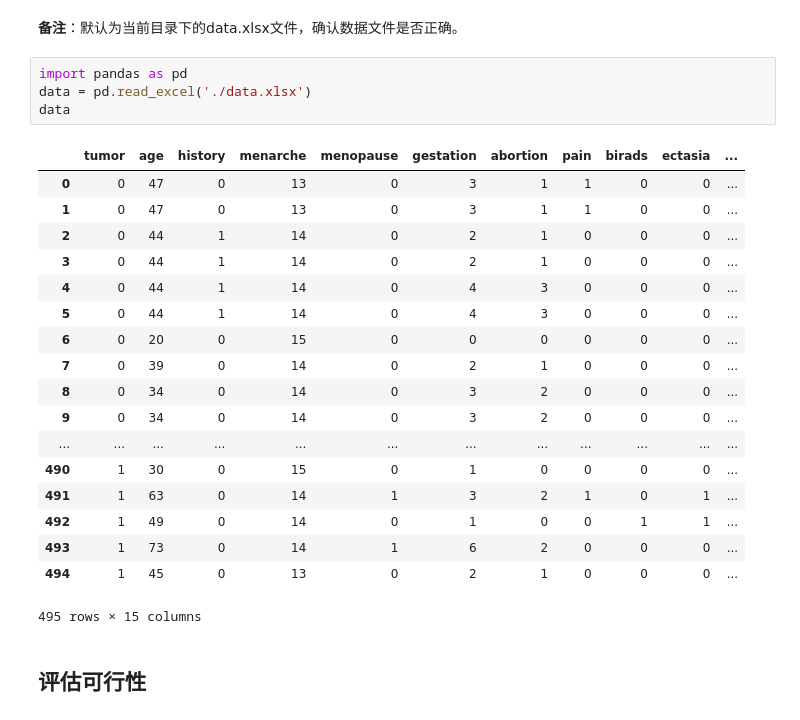
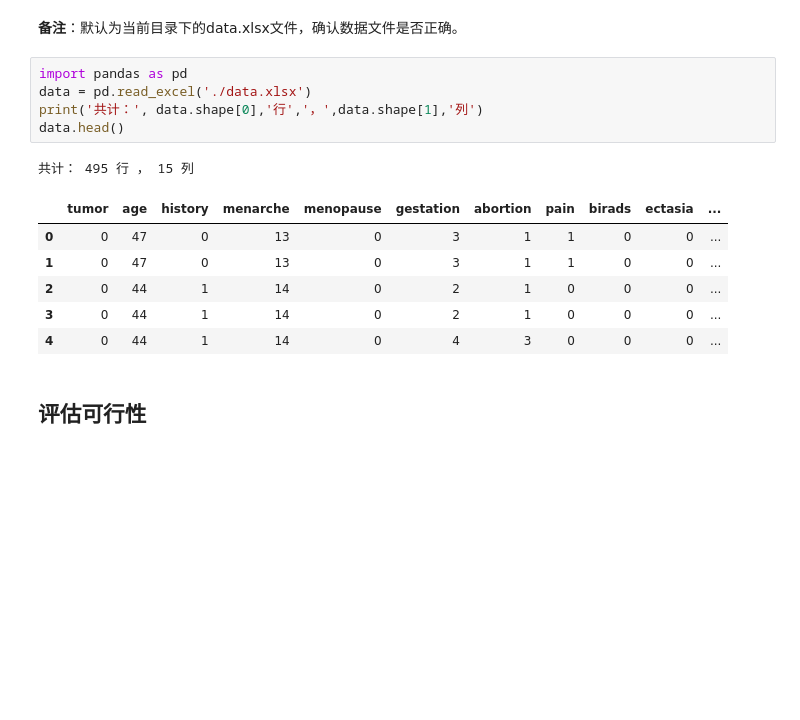
Before and after one commit to dearfad/mmhelper, a Jupyter notebook: mmhelper.ipynb, the cells around one changed output. Drawn from its saved outputs; the diff is of its cells as text; blank space fills up the shorter version.

```diff
--- a/mmhelper.ipynb
+++ b/mmhelper.ipynb
@@ -20,26 +31,16 @@ IFrame('https://github.com/dearfad/mmhelper', width=900, height=550)
 # %%
 import pandas as pd
 data = pd.read_excel('./data.xlsx')
-data
+print('共计：', data.shape[0],'行','，',data.shape[1],'列')
+data.head()
 # %% [output]
+共计： 495 行 ， 15 列
 |  | tumor | age | history | menarche | menopause | gestation | abortion | pain | birads | ectasia | ... |
 | 0 | 0 | 47 | 0 | 13 | 0 | 3 | 1 | 1 | 0 | 0 | ... |
 | 1 | 0 | 47 | 0 | 13 | 0 | 3 | 1 | 1 | 0 | 0 | ... |
 | 2 | 0 | 44 | 1 | 14 | 0 | 2 | 1 | 0 | 0 | 0 | ... |
 | 3 | 0 | 44 | 1 | 14 | 0 | 2 | 1 | 0 | 0 | 0 | ... |
 | 4 | 0 | 44 | 1 | 14 | 0 | 4 | 3 | 0 | 0 | 0 | ... |
-| 5 | 0 | 44 | 1 | 14 | 0 | 4 | 3 | 0 | 0 | 0 | ... |
-| 6 | 0 | 20 | 0 | 15 | 0 | 0 | 0 | 0 | 0 | 0 | ... |
-| 7 | 0 | 39 | 0 | 14 | 0 | 2 | 1 | 0 | 0 | 0 | ... |
-| 8 | 0 | 34 | 0 | 14 | 0 | 3 | 2 | 0 | 0 | 0 | ... |
-| 9 | 0 | 34 | 0 | 14 | 0 | 3 | 2 | 0 | 0 | 0 | ... |
-| ... | ... | ... | ... | ... | ... | ... | ... | ... | ... | ... | ... |
-| 490 | 1 | 30 | 0 | 15 | 0 | 1 | 0 | 0 | 0 | 0 | ... |
-| 491 | 1 | 63 | 0 | 14 | 1 | 3 | 2 | 1 | 0 | 1 | ... |
-| 492 | 1 | 49 | 0 | 14 | 0 | 1 | 0 | 0 | 1 | 1 | ... |
-| 493 | 1 | 73 | 0 | 14 | 1 | 6 | 2 | 0 | 0 | 0 | ... |
-| 494 | 1 | 45 | 0 | 13 | 0 | 2 | 1 | 0 | 0 | 0 | ... |
-495 rows × 15 columns
 # %% [markdown]
 ## 评估可行性
 # %% [markdown]
```
Also changed, not shown: parts of 12 cells of this notebook, 2 other files.
